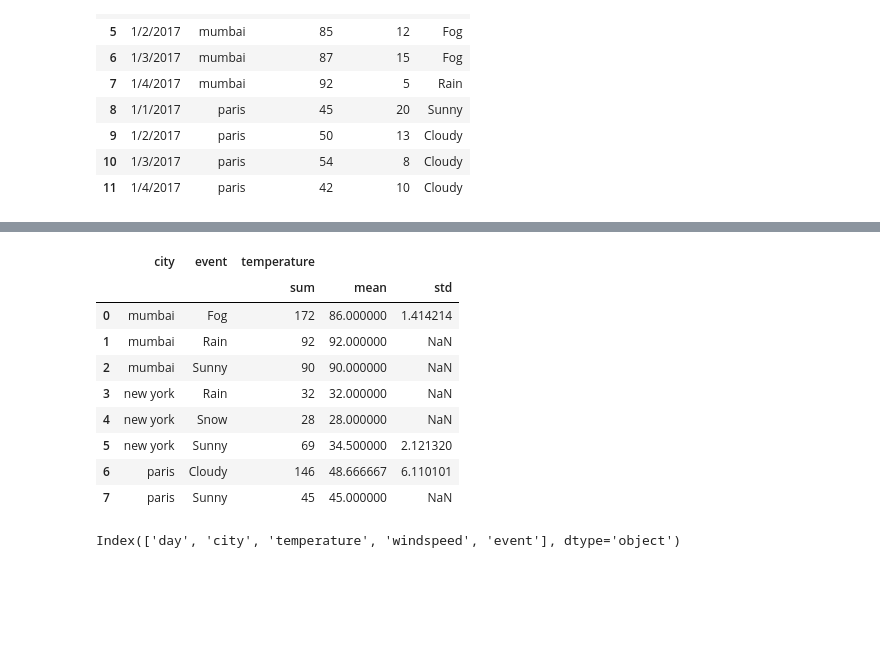
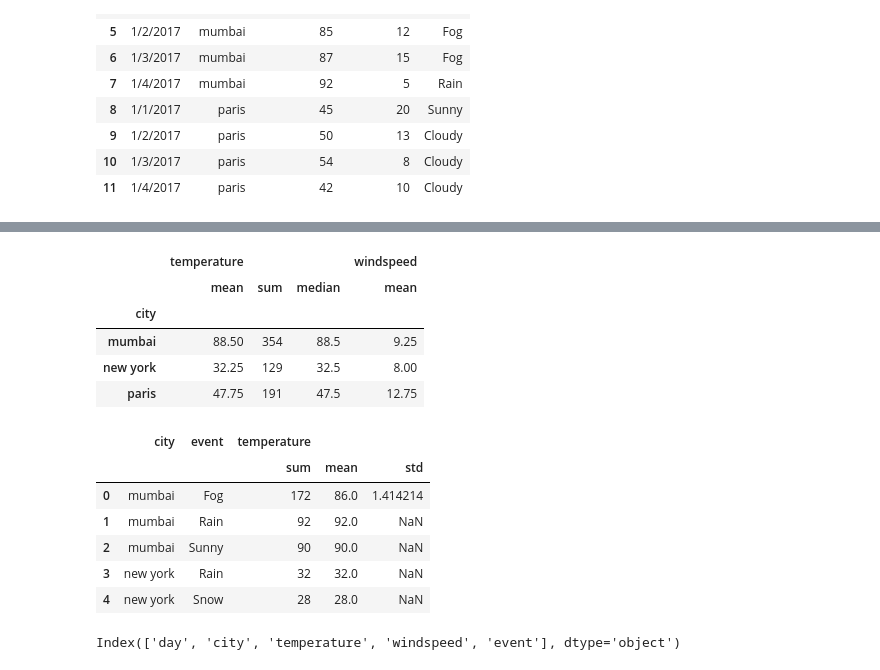
Before and after one commit to rahul8879/as_ds_course, a Jupyter notebook: pandas/3_Key operations on Dataframes/key_operations_on_dataframes.ipynb, the cells around one changed output, grey strips where cells are left out. Saved outputs shown, nothing was run; the diff lists cells and outputs as text; code cells hidden in the pictures; blank space fills up the shorter version.

```diff
--- a/pandas/3_Key operations on Dataframes/key_operations_on_dataframes.ipynb
+++ b/pandas/3_Key operations on Dataframes/key_operations_on_dataframes.ipynb
@@ -85,20 +83,42 @@ g
+# %%
+test_df = df.groupby('city').agg({'temperature':['mean','sum','median'],
+                        'windspeed':'mean'
+
+
+                        })
+
+
+test_df.head()
+# Commonly used aggregate functions in Pandas include:
+# count(): Returns the number of non-null observations.
+# sum(): Calculates the sum of values.
+# mean(): Computes the arithmetic mean of values.
+# median(): Determines the arithmetic median of values.
+# min(): Returns the minimum value.
+# max(): Returns the maximum value.
+# std(): Calculates the standard deviation.
+# var(): Computes the variance.
+# %% [output]
+|  | temperature |  |  | windspeed |
+|  | mean | sum | median | mean |
+| city |  |  |  |  |
+| mumbai | 88.50 | 354 | 88.5 | 9.25 |
+| new york | 32.25 | 129 | 32.5 | 8.00 |
+| paris | 47.75 | 191 | 47.5 | 12.75 |
 # %%
 temp_df = df.groupby(['city', 'event']).agg(
 
     {'temperature':['sum','mean','std']}
 ).reset_index()
-temp_df
+temp_df.head()
 # %% [output]
 |  | city | event | temperature |  |  |
 |  |  |  | sum | mean | std |
-| 0 | mumbai | Fog | 172 | 86.000000 | 1.414214 |
-| 1 | mumbai | Rain | 92 | 92.000000 | NaN |
-| 2 | mumbai | Sunny | 90 | 90.000000 | NaN |
-| 3 | new york | Rain | 32 | 32.000000 | NaN |
-| 4 | new york | Snow | 28 | 28.000000 | NaN |
-| 5 | new york | Sunny | 69 | 34.500000 | 2.121320 |
-| 6 | paris | Cloudy | 146 | 48.666667 | 6.110101 |
-| 7 | paris | Sunny | 45 | 45.000000 | NaN |
+| 0 | mumbai | Fog | 172 | 86.0 | 1.414214 |
+| 1 | mumbai | Rain | 92 | 92.0 | NaN |
+| 2 | mumbai | Sunny | 90 | 90.0 | NaN |
+| 3 | new york | Rain | 32 | 32.0 | NaN |
+| 4 | new york | Snow | 28 | 28.0 | NaN |
 # %%
 # %% [output]
 Index(['day', 'city', 'temperature', 'windspeed', 'event'], dtype='object')
```
Also changed, not shown: parts of 13 cells of this notebook, 10 other files.
